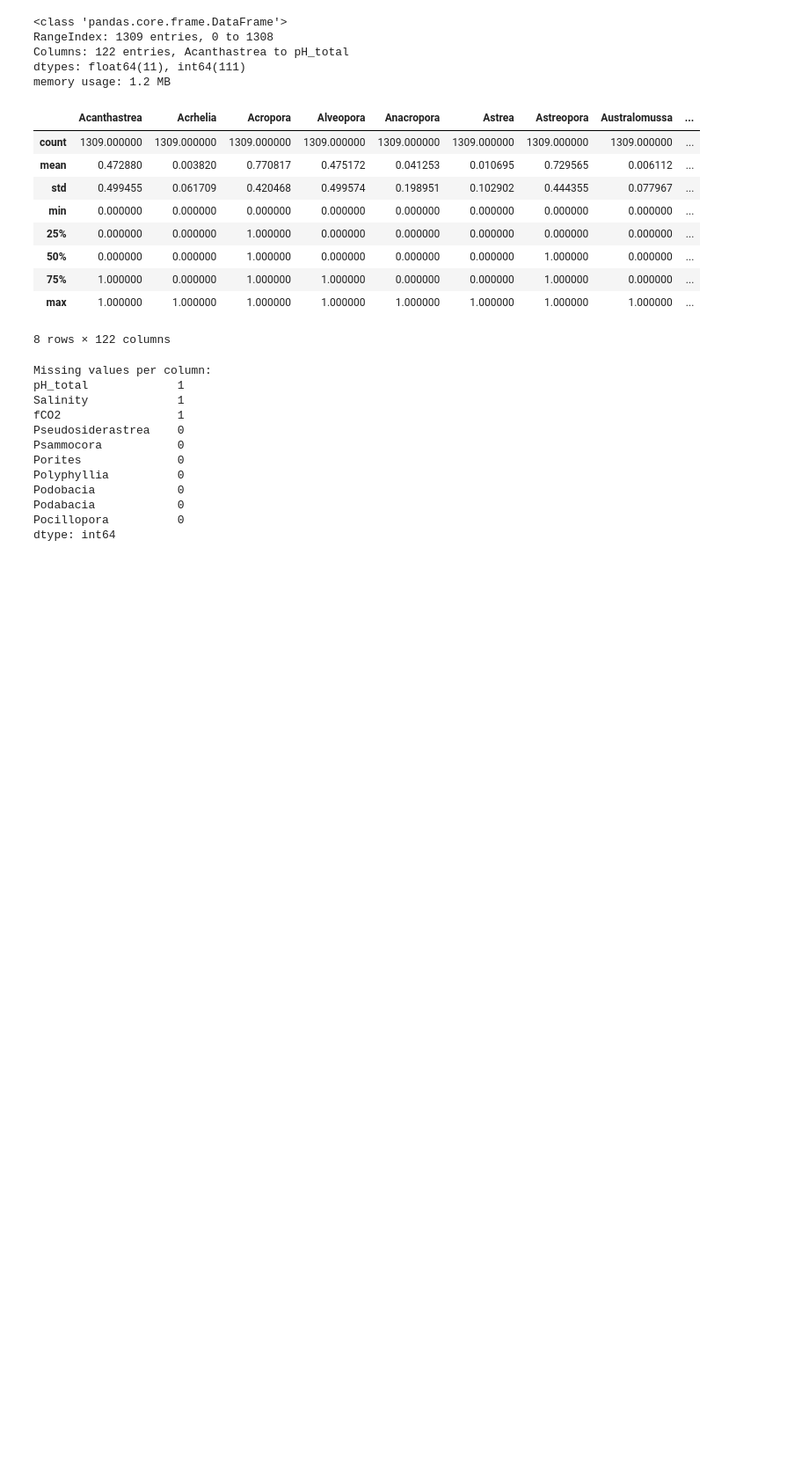
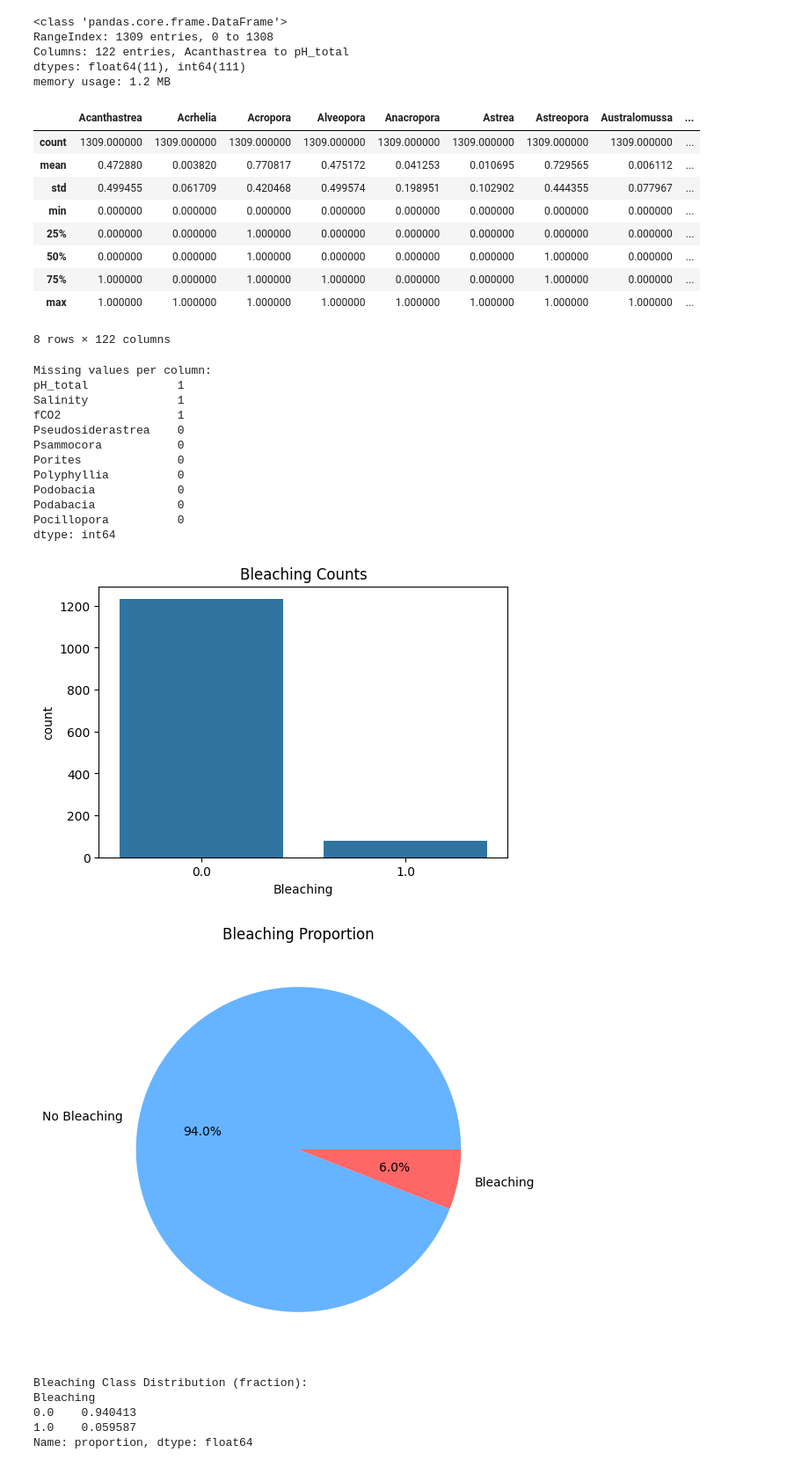
Before and after one commit to shrijacked/Coral-Reef-Bleaching-Prediction, a Jupyter notebook: statisticalinf/eda_final_dataset.ipynb, the cells around one changed output. Shown at 88% size. Drawn from its saved outputs; the diff is of its cells as text; code cells hidden in the pictures; blank space fills up the shorter version.

Commit message:
Target Variable Analysis

```diff
--- a/statisticalinf/eda_final_dataset.ipynb
+++ b/statisticalinf/eda_final_dataset.ipynb
@@ -55,0 +54,29 @@ f
+# %%
+import matplotlib.pyplot as plt
+import seaborn as sns
+
+# Plot count of target variable 'Bleaching'
+plt.figure(figsize=(6,4))
+sns.countplot(x='Bleaching', data=df)
+plt.title('Bleaching Counts')
+plt.show()
+
+# Pie chart of Bleaching
+plt.figure(figsize=(6,6))
+plt.pie(df['Bleaching'].value_counts(), labels=['No Bleaching','Bleaching'],
+        autopct='%1.1f%%', colors=['#66b3ff','#ff6666'])
+plt.title('Bleaching Proportion')
+plt.show()
+
+# Print class balance
+bleaching_counts = df['Bleaching'].value_counts(normalize=True)
+print("Bleaching Class Distribution (fraction):")
+print(bleaching_counts)
+# %% [output]
+[figure, added]
+[figure, added]
+Bleaching Class Distribution (fraction):
+Bleaching
+0.0    0.940413
+1.0    0.059587
+Name: proportion, dtype: float64
```
Also changed, not shown: parts of 1 cell of this notebook.
